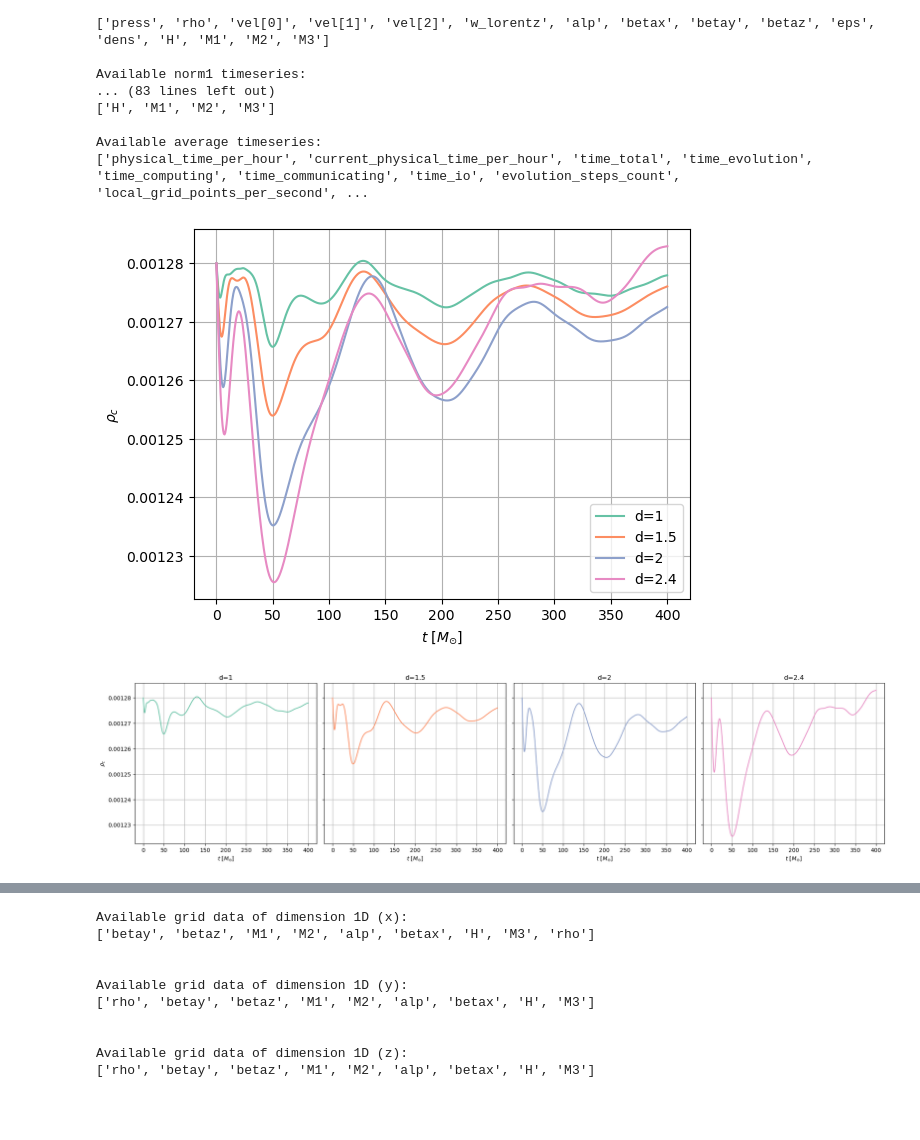
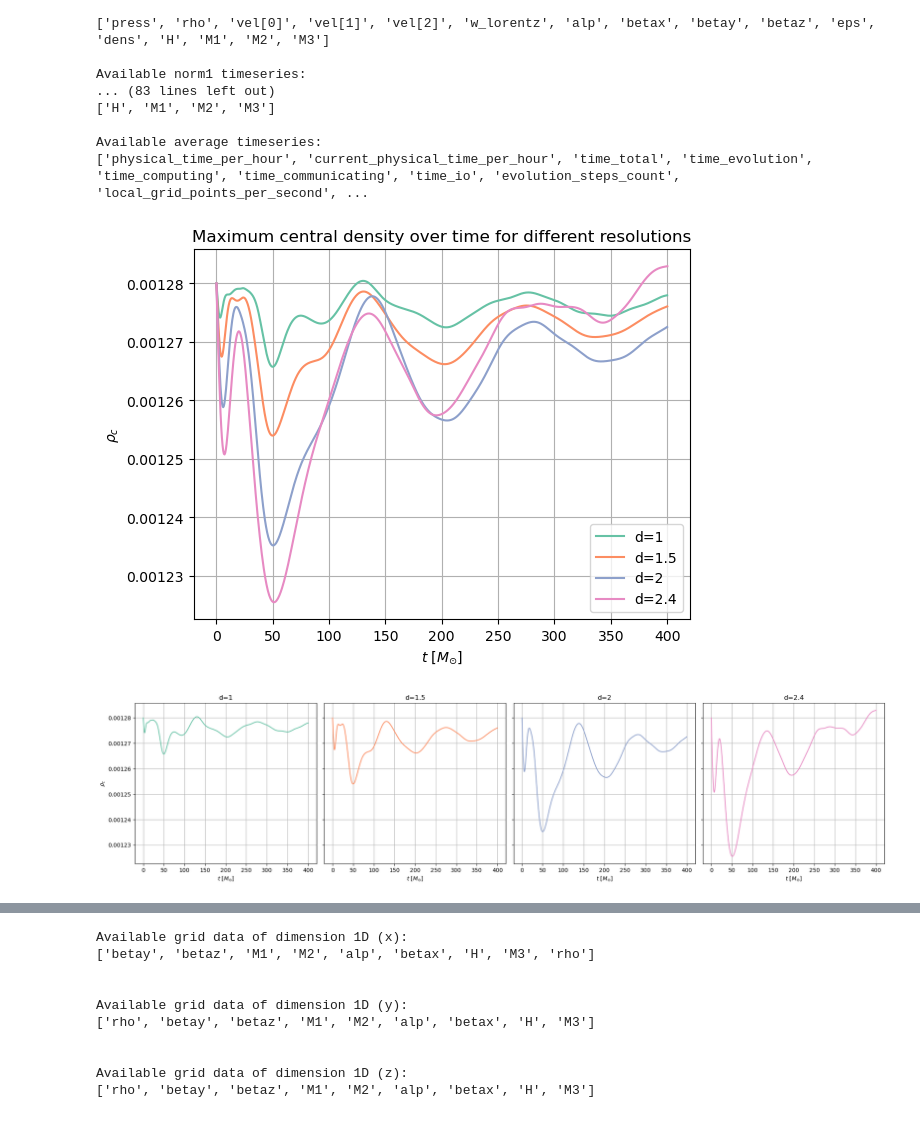
Before and after one commit to malvibellotti/numerical_rel, a Jupyter notebook: Homework_2.ipynb, the cells around one changed output, grey strips where cells are left out. Cells and saved outputs as stored; diff of their text form; code cells hidden in the pictures.

```diff
--- a/Homework_2.ipynb
+++ b/Homework_2.ipynb
@@ -317,32 +305,33 @@ import seaborn as sns
 colors = sns.color_palette("Set2", 4)
 
 
 plt.plot(rho_max_1, label="d=1", color=colors[0])
 plt.plot(rho_max_1_5, label="d=1.5", color=colors[1])
 plt.plot(rho_max_2, label="d=2", color=colors[2])
 plt.plot(rho_max_2_4, label="d=2.4", color=colors[3])
 #plt.plot(rho_max_3, label="d=3", color=colors[3])
 plt.xlabel(r'$t$ [$M_{\odot}$]')
 plt.ylabel(r'$\rho_c $')
 plt.legend()
 plt.grid()
+plt.title("Maximum central density over time for different resolutions")
 plt.show()
 
 
 fig, axs = plt.subplots(1, 4, figsize=(20, 5), sharey=True)
 labels = ["d=1", "d=1.5", "d=2", "d=2.4"]
 rho_max_list = [rho_max_1, rho_max_1_5, rho_max_2, rho_max_2_4]
 
 for i, ax in enumerate(axs):
     ax.plot(rho_max_list[i], color=colors[i])
     ax.set_title(labels[i])
     ax.set_xlabel(r'$t$ [$M_{\odot}$]')
     if i == 0:
         ax.set_ylabel(r'$\rho_c$')
     ax.grid(True)
 
 plt.tight_layout()
 plt.show()
 # %% [output]
-[figure, old version]
+[figure, new version]
 [figure]
```
Also changed, not shown: parts of 28 cells of this notebook, 11 other files.
